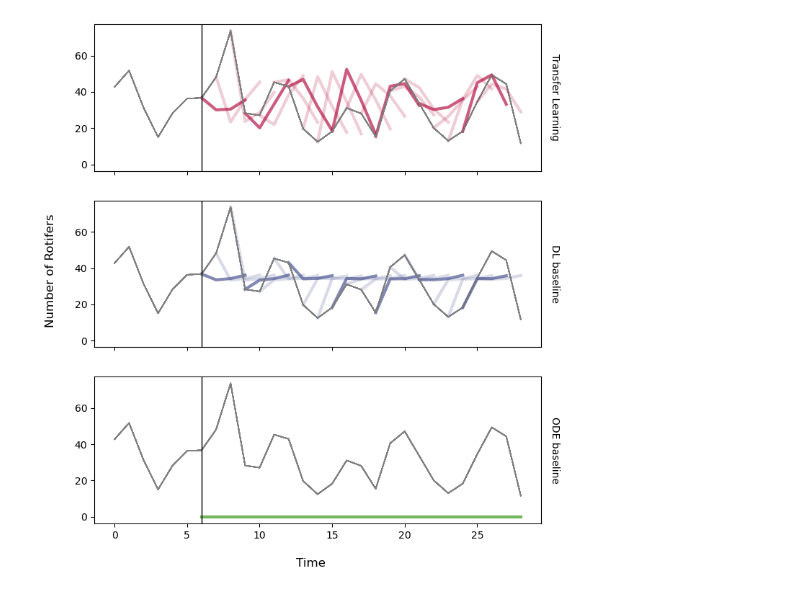
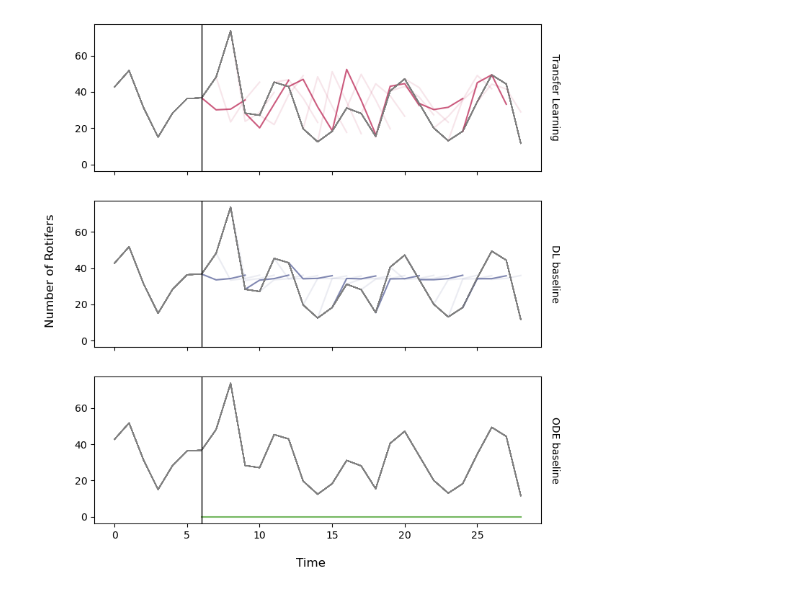
Before and after one commit to witsyke/opt-synthdata-4tl, a Jupyter notebook: plotting/Figure 2/algae-rotifers-incoherent/visualize_predictions.ipynb, the cells around one changed output. Cells and saved outputs as stored; diff of their text form; code cells hidden in the pictures.

```diff
--- a/plotting/Figure 2/algae-rotifers-incoherent/visualize_predictions.ipynb
+++ b/plotting/Figure 2/algae-rotifers-incoherent/visualize_predictions.ipynb
@@ -42,6 +42,7 @@ def plot_run_comparison(path_to_transfer_learning,
                         models,
                         train_test_split,
                         ylabel,
+                        plot_interval = 3,
                         plot_type=["TL"],
                         secondary_attribute=None,
                         save_fig_path=None,
@@ -97,7 +98,7 @@ def plot_run_comparison(path_to_transfer_learning,
                                 # marker=MARKER_LIST[1],
                                 markersize=6,
                                 linewidth=linewidth,
-                                alpha=opacity if i % 3 == 0 else 0.2
+                                alpha=opacity if i % plot_interval == 0 else 0.1
                                 )
 
 
@@ -118,7 +119,7 @@ def plot_run_comparison(path_to_transfer_learning,
                                 color=COLORS[2],
                                 markersize=6,
                                 linewidth=linewidth,
-                                alpha=opacity if i % 3 == 0 else 0.2)
+                                alpha=opacity if i % plot_interval == 0 else 0.1)
 
             if "ODE baseline" == plot_type:
                 # Print Baseline Prediction
@@ -166,21 +167,22 @@ def plot_run_comparison(path_to_transfer_learning,
 # %%
 plot_run_comparison(path_to_transfer_learning="TS1_IC0_P0_S42",
                     path_to_real_world="algae-rotifers-incoherent.csv",
                     path_to_baseline="baseline_S42",
                     path_to_ode_baseline="algae_rotifiers_incoherent_ode_forecast-1.csv",
                     attribute_to_plot='rotifers',
                     secondary_attribute='algae',
                     ylabel="Number of Rotifers",
+                    plot_interval=3,
                     models=['PyTorch_Lightning_LSTM_Neural_Network'],
                     plot_type=["Transfer Learning", "DL baseline", "ODE baseline"],
                     train_test_split=0.73,
                     text_offset=(0.7, 50),
                     opacity=0.65,
                     save_fig_path=os.getcwd(),
-                    linewidth=3
+                    linewidth=1.5
                     )
 # %% [output]
-[figure, old version]
+[figure, new version]
 # %%
 import sys
 import os
```
Also changed, not shown: parts of 1 cell of this notebook, 11 other files.
